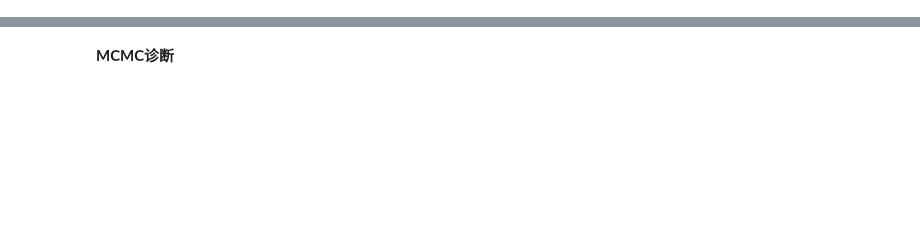
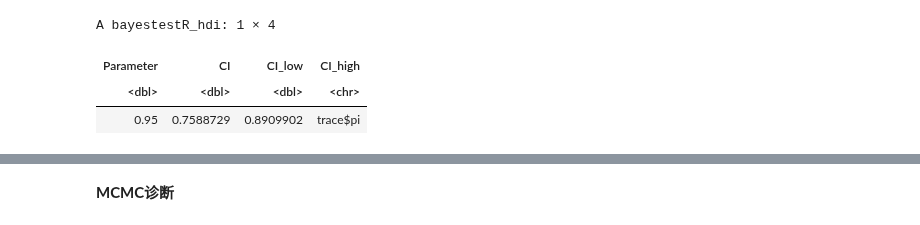
Before and after one commit to hcp4715/psybayesian, a Jupyter notebook: Lecture8.ipynb, the cells around one changed output, grey strips where cells are left out. Drawn from its saved outputs; the diff is of its cells as text; code cells hidden in the pictures; blank space fills up the shorter version.

```diff
--- a/Lecture8.ipynb
+++ b/Lecture8.ipynb
@@ -358,0 +25,28 @@ convergence, Rhat=1).
+# %%
+# 准备数据
+stan_data <- list(N = 118,Y = 99)
+
+# 定义模型
+stan_model_code <- "
+data {
+  int<lower=0> N;
+  int<lower=0, upper=N> Y;
+}
+parameters {
+  real<lower=0, upper=1> pi;
+}
+model {
+  pi ~ beta(2, 2);
+  Y ~ binomial(N, pi);
+}
+"
+
+# 进行采样
+fit_bb <- stan(
+  model_code = stan_model_code,      # 定义的模型或模型文件路径
+  data = stan_data,                  # 输入数据
+  chains = 4,                        # 马尔可夫链数量
+  iter = 5000,                       # 总迭代次数（每个链）
+  warmup = 1000,                     # 热身迭代次数（不保存）
+  seed = 84735
+)
@@ -358,0 +88,12 @@ convergence, Rhat=1).
+# %%
+# get posterior
+trace <- rstan::extract(fit_bb)
+trace_par <- as.data.frame(trace$pi)
+
+# get HDI
+bayestestR::hdi(trace_par)
+# %% [output]
+A bayestestR_hdi: 1 × 4
+| Parameter | CI | CI_low | CI_high |
+| <dbl> | <dbl> | <dbl> | <chr> |
+| 0.95 | 0.7588729 | 0.8909902 | trace$pi |
```
Also changed, not shown: parts of 107 cells of this notebook, 1 other file.
